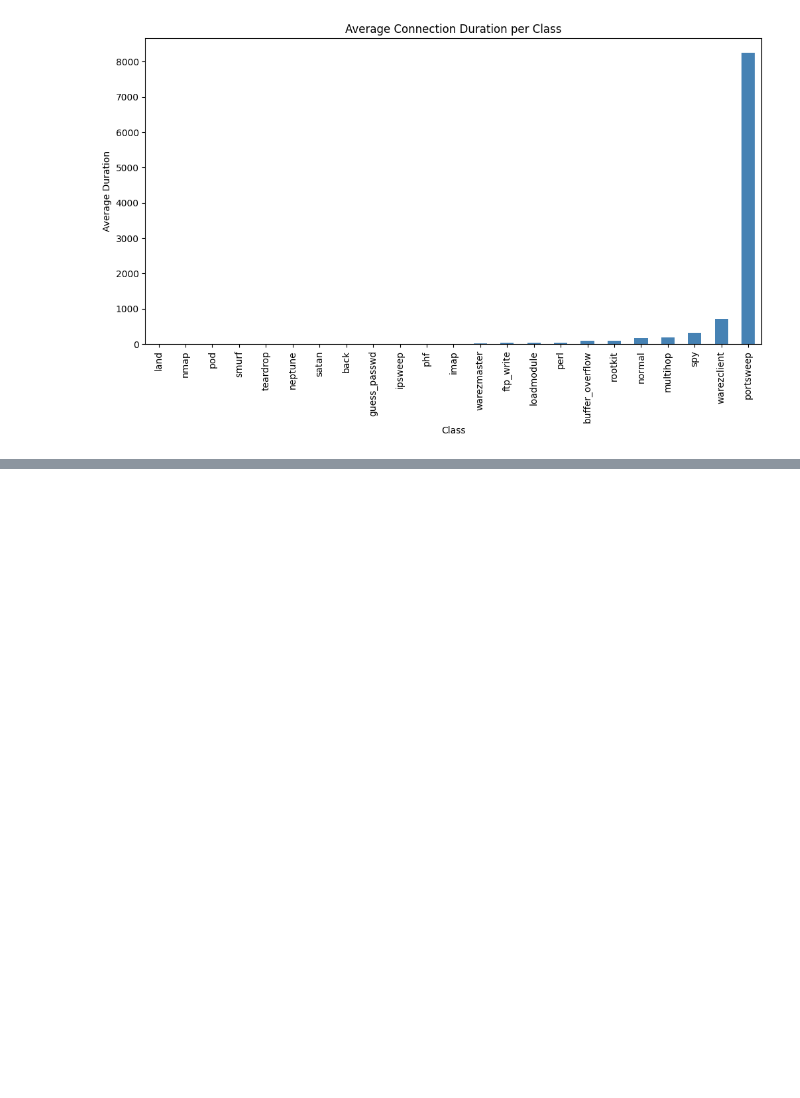
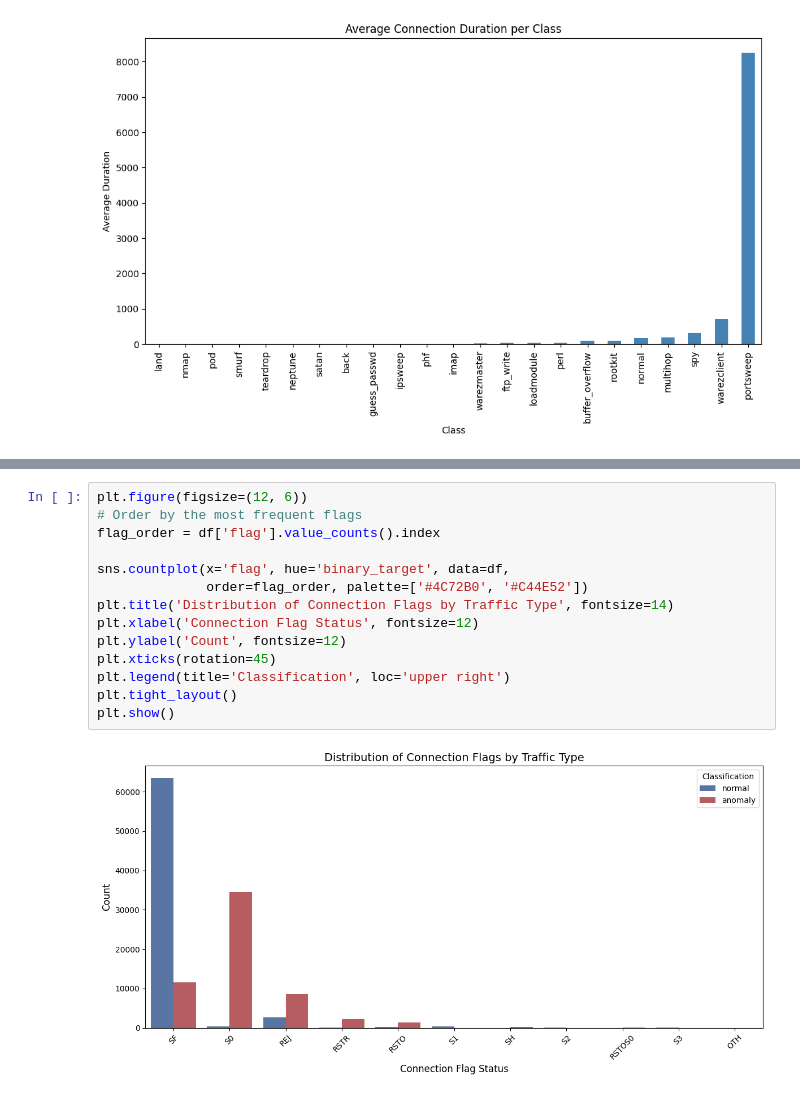
Before and after one commit to mailech/SentinelNet-AI-Powered-Network-Intrusion-Detection-System-, a Jupyter notebook: Exploratory_Data_Analysis.ipynb, the cells around one changed output, grey strips where cells are left out. Drawn from its saved outputs; the diff is of its cells as text; blank space fills up the shorter version.

```diff
--- a/Exploratory_Data_Analysis.ipynb
+++ b/Exploratory_Data_Analysis.ipynb
@@ -335,0 +336,16 @@ Name: duration, dtype: float64
+# %%
+plt.figure(figsize=(12, 6))
+# Order by the most frequent flags
+flag_order = df['flag'].value_counts().index
+
+sns.countplot(x='flag', hue='binary_target', data=df,
+              order=flag_order, palette=['#4C72B0', '#C44E52'])
+plt.title('Distribution of Connection Flags by Traffic Type', fontsize=14)
+plt.xlabel('Connection Flag Status', fontsize=12)
+plt.ylabel('Count', fontsize=12)
+plt.xticks(rotation=45)
+plt.legend(title='Classification', loc='upper right')
+plt.tight_layout()
+plt.show()
+# %% [output]
+[figure, added]
```
Also changed, not shown: parts of 8 cells of this notebook, 2 other files.
